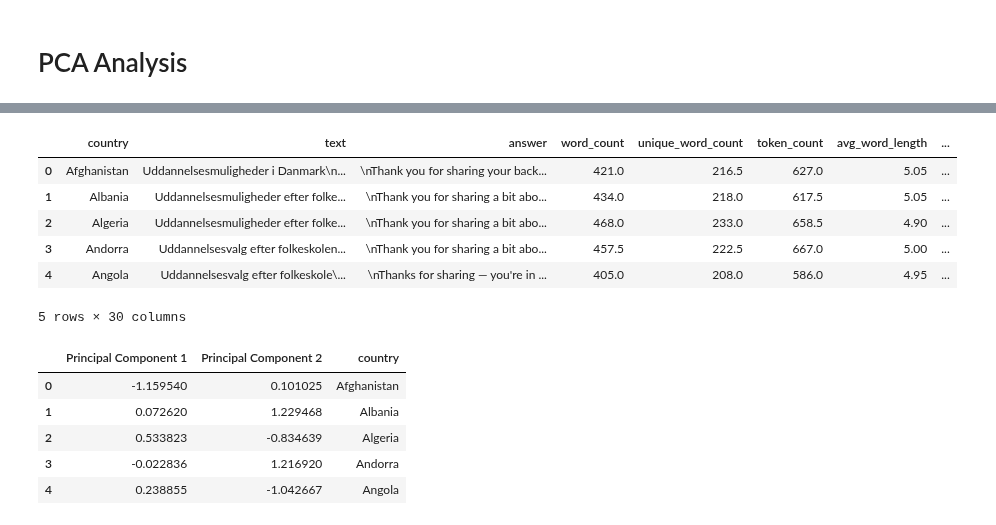
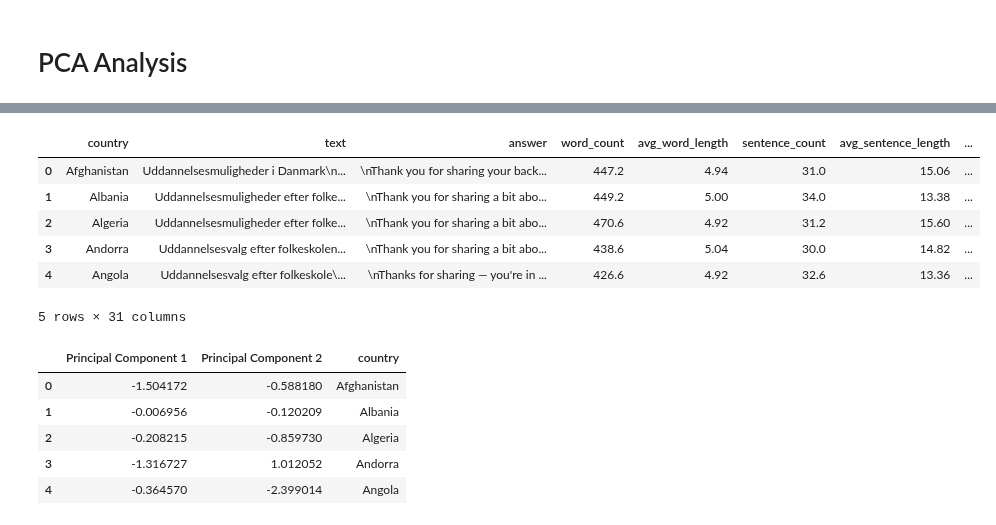
Before and after one commit to NK221088/ProjectInStatisticalEvaluationOfAI, a Jupyter notebook: pca-analysis-project/notebooks/pca_analysis.ipynb, the cells around one changed output, grey strips where cells are left out. Drawn from its saved outputs; the diff is of its cells as text; code cells hidden in the pictures.

```diff
--- a/pca-analysis-project/notebooks/pca_analysis.ipynb
+++ b/pca-analysis-project/notebooks/pca_analysis.ipynb
@@ -3,27 +25,27 @@
 # %%
 import pandas as pd
 import numpy as np
 import matplotlib.pyplot as plt
 from sklearn.decomposition import PCA
 from sklearn.preprocessing import StandardScaler
 
 # Load the processed data
 data_path = '/Users/gunnradgeving/Documents/GitHub/ProjectInStatisticalEvaluationOfAI/grouped_country_data.csv'  # Update with the correct path to your processed data
-df = pd.read_csv(data_path)
+df = allData
 
 # Display the first few rows of the DataFrame
 df.head()
 # %% [output]
-|  | country | text | answer | word_count | unique_word_count | token_count | avg_word_length | ... |
-| 0 | Afghanistan | Uddannelsesmuligheder i Danmark\n... | \nThank you for sharing your back... | 421.0 | 216.5 | 627.0 | 5.05 | ... |
-| 1 | Albania | Uddannelsesmuligheder efter folke... | \nThank you for sharing a bit abo... | 434.0 | 218.0 | 617.5 | 5.05 | ... |
-| 2 | Algeria | Uddannelsesmuligheder efter folke... | \nThank you for sharing a bit abo... | 468.0 | 233.0 | 658.5 | 4.90 | ... |
-| 3 | Andorra | Uddannelsesvalg efter folkeskolen... | \nThank you for sharing a bit abo... | 457.5 | 222.5 | 667.0 | 5.00 | ... |
-| 4 | Angola | Uddannelsesvalg efter folkeskole\... | \nThanks for sharing — you're in ... | 405.0 | 208.0 | 586.0 | 4.95 | ... |
+|  | country | text | answer | word_count | avg_word_length | sentence_count | avg_sentence_length | ... |
+| 0 | Afghanistan | Uddannelsesmuligheder i Danmark\n... | \nThank you for sharing your back... | 447.2 | 4.94 | 31.0 | 15.06 | ... |
+| 1 | Albania | Uddannelsesmuligheder efter folke... | \nThank you for sharing a bit abo... | 449.2 | 5.00 | 34.0 | 13.38 | ... |
+| 2 | Algeria | Uddannelsesmuligheder efter folke... | \nThank you for sharing a bit abo... | 470.6 | 4.92 | 31.2 | 15.60 | ... |
+| 3 | Andorra | Uddannelsesvalg efter folkeskolen... | \nThank you for sharing a bit abo... | 438.6 | 5.04 | 30.0 | 14.82 | ... |
+| 4 | Angola | Uddannelsesvalg efter folkeskole\... | \nThanks for sharing — you're in ... | 426.6 | 4.92 | 32.6 | 13.36 | ... |
-5 rows × 30 columns
+5 rows × 31 columns
 # %%
 # Select only the features of interest
-features = ['academic', 'vocational', 'userConsiderations', 'background']
+features = ['academic', 'vocational', 'userConsiderations', 'background','international','grammatical_analysis']
 x = df[features].values
 x = StandardScaler().fit_transform(x)
 
@@ -39,11 +61,11 @@ final_df = pd.concat([principal_df, df[['country']]], axis=1)
 final_df.head()
 # %% [output]
 |  | Principal Component 1 | Principal Component 2 | country |
-| 0 | -1.159540 | 0.101025 | Afghanistan |
-| 1 | 0.072620 | 1.229468 | Albania |
-| 2 | 0.533823 | -0.834639 | Algeria |
-| 3 | -0.022836 | 1.216920 | Andorra |
-| 4 | 0.238855 | -1.042667 | Angola |
+| 0 | -1.504172 | -0.588180 | Afghanistan |
+| 1 | -0.006956 | -0.120209 | Albania |
+| 2 | -0.208215 | -0.859730 | Algeria |
+| 3 | -1.316727 | 1.012052 | Andorra |
+| 4 | -0.364570 | -2.399014 | Angola |
 # %%
 # Load group info (income and region)
 income_df = pd.read_csv('/Users/gunnradgeving/Documents/GitHub/ProjectInStatisticalEvaluationOfAI/income_un_members_only.csv', delimiter=';')
```
Also changed, not shown: parts of 7 cells of this notebook, 1 other file.
